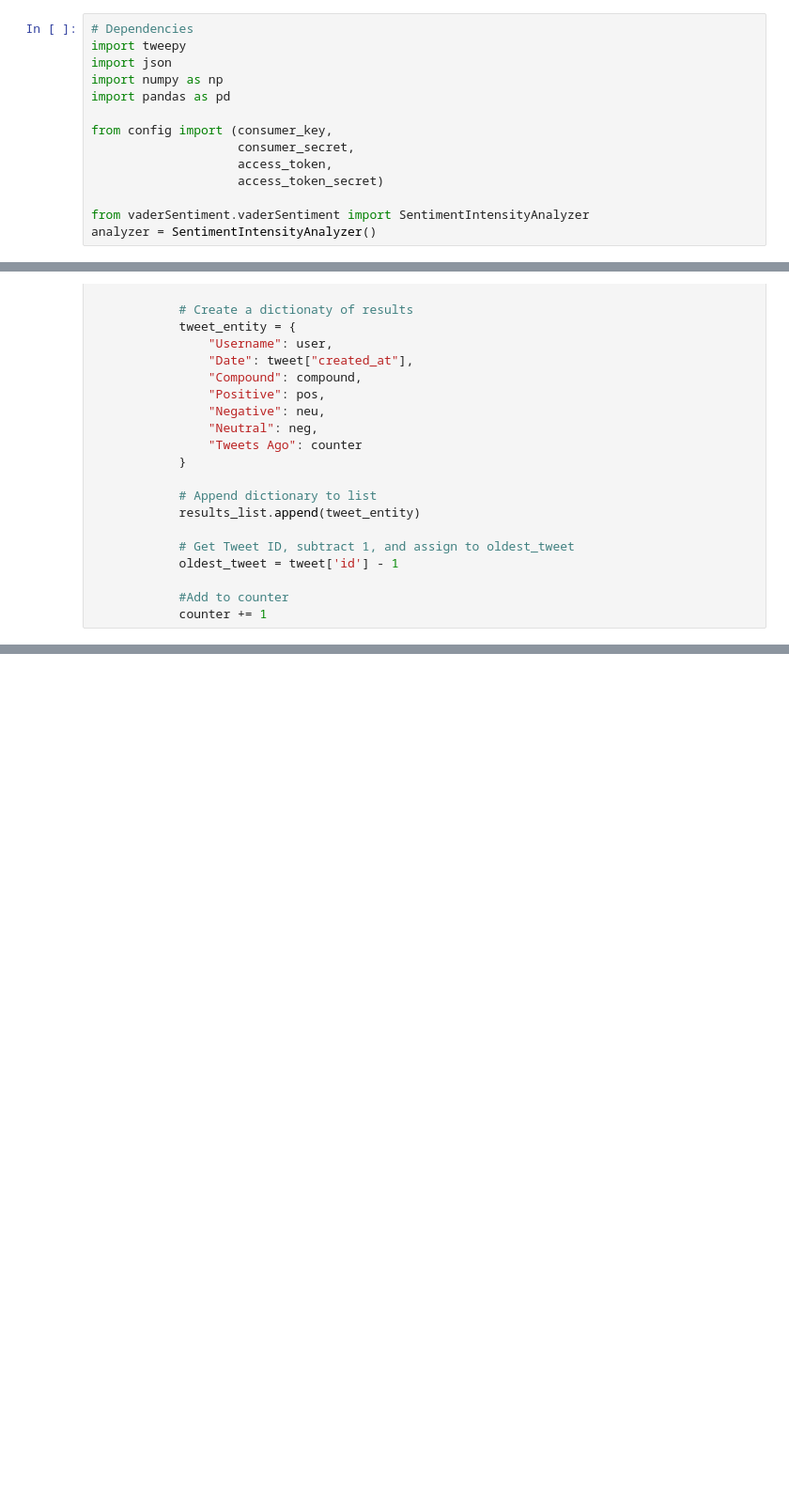
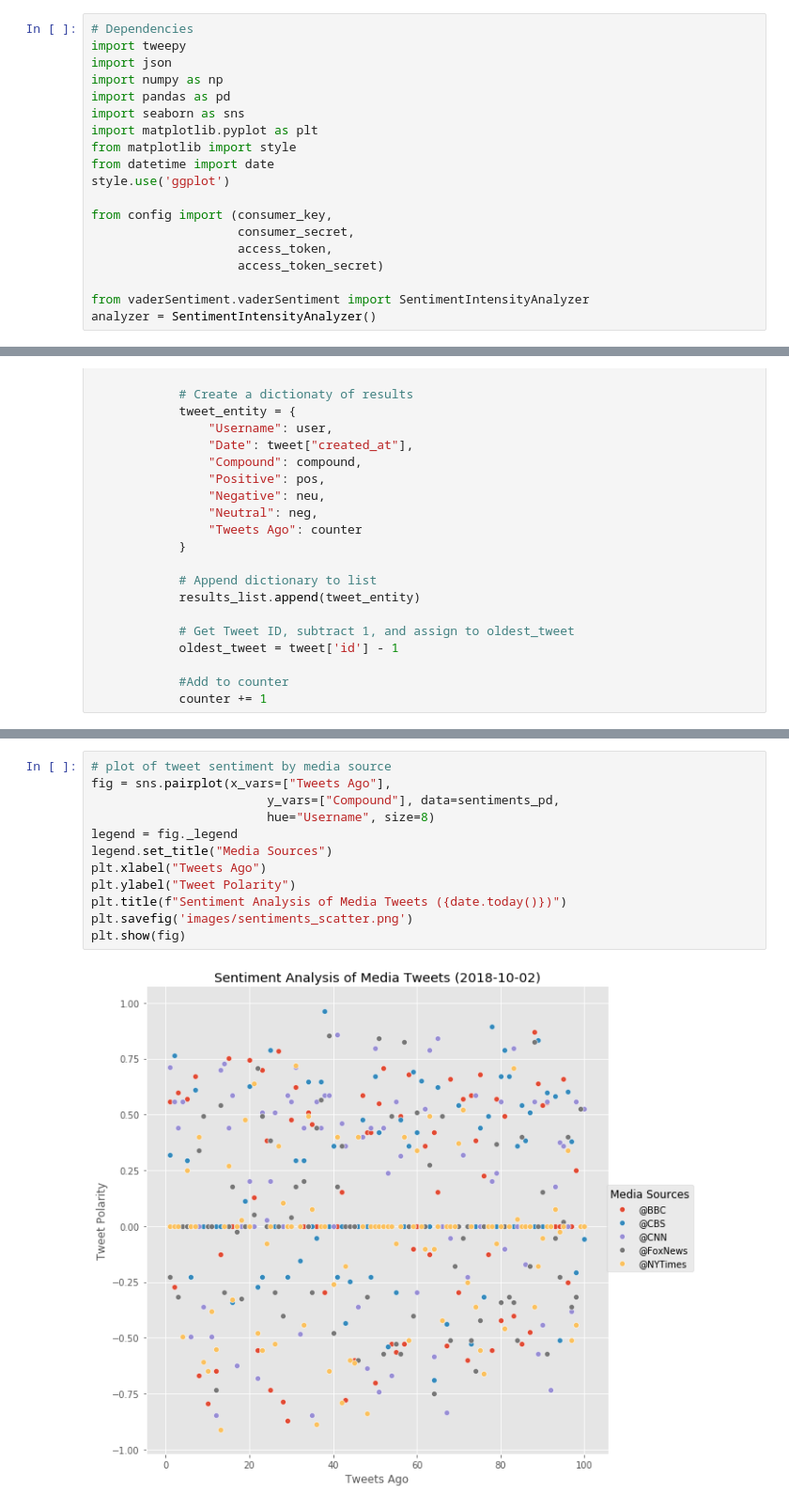
Before and after one commit to Tom2shoes/sentiment_analysis, a Jupyter notebook: twitter_analysis.ipynb, the cells around one changed output, grey strips where cells are left out. Shown at 94% size. Cells and saved outputs as stored; diff of their text form; blank space fills up the shorter version.

```diff
--- a/twitter_analysis.ipynb
+++ b/twitter_analysis.ipynb
@@ -4,6 +6,11 @@ import tweepy
 import json
 import numpy as np
 import pandas as pd
+import seaborn as sns
+import matplotlib.pyplot as plt
+from matplotlib import style
+from datetime import date
+style.use('ggplot')
 
 from config import (consumer_key,
                     consumer_secret,
@@ -76,0 +90,14 @@ sentiments_pd.shape
+# %%
+# plot of tweet sentiment by media source
+fig = sns.pairplot(x_vars=["Tweets Ago"],
+                        y_vars=["Compound"], data=sentiments_pd,
+                        hue="Username", size=8)
+legend = fig._legend
+legend.set_title("Media Sources")
+plt.xlabel("Tweets Ago")
+plt.ylabel("Tweet Polarity")
+plt.title(f"Sentiment Analysis of Media Tweets ({date.today()})")
+plt.savefig('images/sentiments_scatter.png')
+plt.show(fig)
+# %% [output]
+[figure, added]
```
Also changed, not shown: parts of 4 cells of this notebook, 3 other files.
